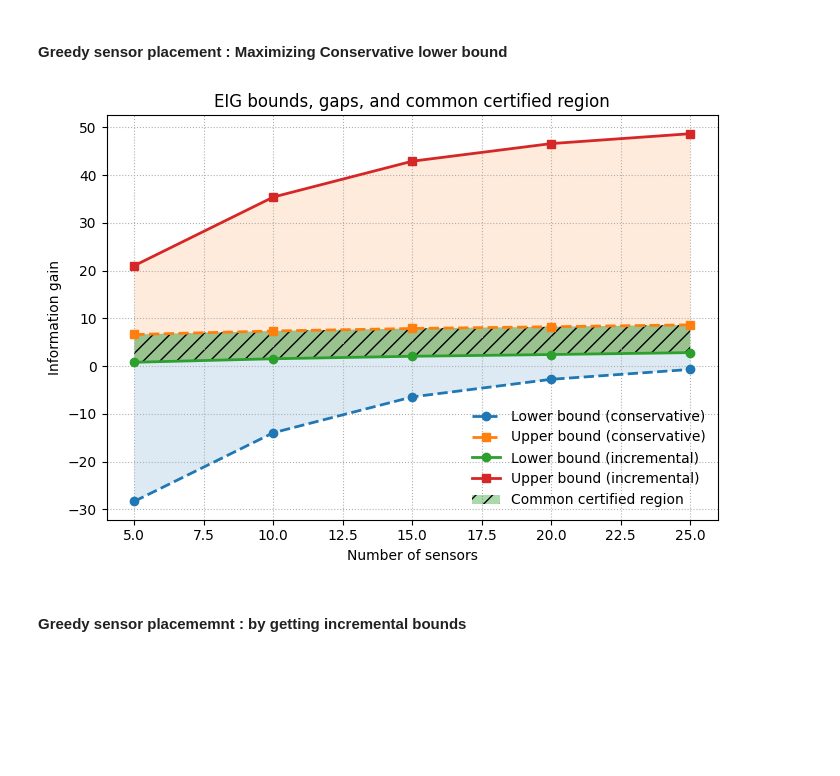
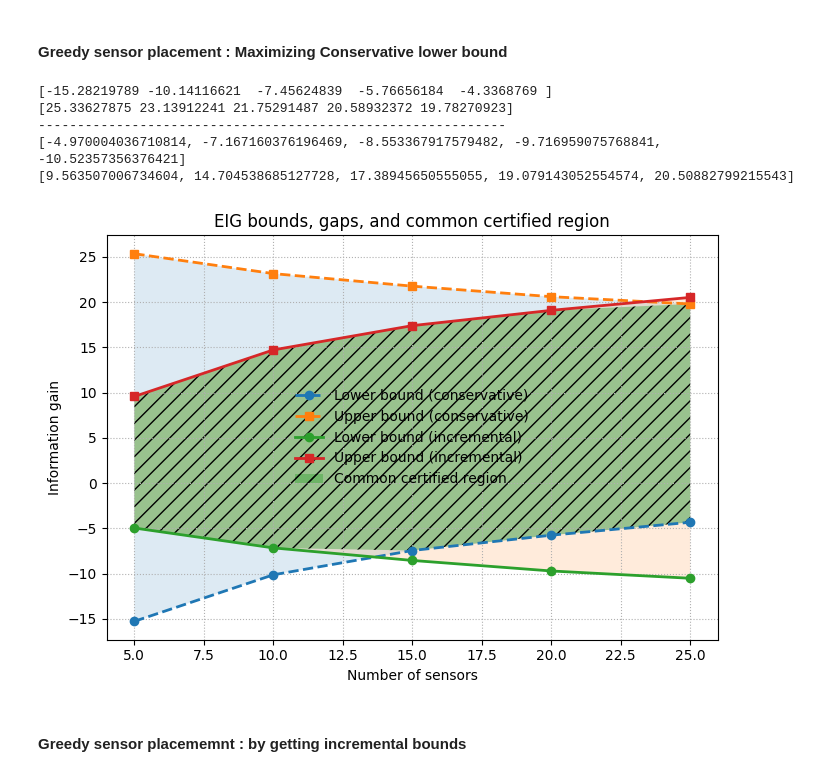
Before and after one commit to mohamed495/pyBOED, a Jupyter notebook: tutorials/notebooks/boed/tuto_bounds_GO.ipynb, the cells around one changed output. Cells and saved outputs as stored; diff of their text form; code cells hidden in the pictures; blank space fills up the shorter version.

Commit message:
update of GO version

```diff
--- a/tutorials/notebooks/boed/tuto_bounds_GO.ipynb
+++ b/tutorials/notebooks/boed/tuto_bounds_GO.ipynb
@@ -1329,8 +1226,8 @@ def eig_BS(Sigma_signal, Sigma_Y_given_theta, W):
 # %% [markdown]
 ### 10b. Direct estimator (BI) — based on $\Sigma_Y$ and $\Sigma_{\rm noise}$
 # %%
-def eig_BI(Sigma_Y, Sigma_noise, W):
-    """EIG direct estimator (BI) relative to the full-observation design.
+def eig_LB(Sigma_Y, Sigma_noise, W):
+    """EIG direct estimator (LB) relative to the full-observation design.
 
     Parameters
     ----------
@@ -1340,7 +1237,7 @@ def eig_BI(Sigma_Y, Sigma_noise, W):
 
     Returns
     -------
-    float  — Delta EIG_BI(W)
+    float  — Delta EIG_LB(W)
     """
     def log_ratio(A, B, M):
         _, la_ = la.slogdet(M.T @ A @ M)
@@ -1410,12 +1309,3 @@ def estimate_eig_memory_efficient(G, joint_prior, Sigma_obs, n_samples, batch_si
         eig_estimate += (log_num_batch - log_den_batch).sum()
 
     return eig_estimate / n_samples
-# %%
-# Version avec gestion mémoire seule
-for n_samp in [150000]:
-    eig_mem = estimate_eig_memory_efficient(
-        G = G, joint_prior = joint_prior, Sigma_obs = noise.get_covariance(N),
-        n_samples=n_samp,
-        batch_size=500
-    )
-    print(eig_mem)
@@ -1523,7 +1636,7 @@ def incremental_bounds(
 # %%
 def incremental_bounds_given_W(
     Sigma_signal:  np.ndarray,
-    Sigma_Y_theta: np.ndarray,
+    Sigma_Y_given_theta: np.ndarray,
     Sigma_Y:       np.ndarray,
     Sigma_noise:   np.ndarray,
     W:             np.ndarray
@@ -1534,7 +1647,7 @@ def incremental_bounds_given_W(
     lb = 0.0
     ub = 0.0
     _, logdet_sig = np.linalg.slogdet(W.T @ Sigma_signal  @ W)
-    _, logdet_th  = np.linalg.slogdet(W.T @ Sigma_Y_theta @ W)
+    _, logdet_th  = np.linalg.slogdet(W.T @ Sigma_Y_given_theta @ W)
     lb += 0.5 * (logdet_sig - logdet_th)
 
     _, logdet_Y   = np.linalg.slogdet(W.T @ Sigma_Y     @ W)
@@ -1556,19 +1669,19 @@ Sigma_obs = noise.get_covariance(N)
 for budget in sensor_budgets:
     indices = greedy_maximize_LB(
         Sigma_Y=Sigma_Y,
-        Sigma_noise=Sigma_obs,
+        Sigma_noise=Sigma_noise_misfit,
         n_sensors=budget
     )
     W_opt, _ = build_selection_matrices(N, indices)
 
-    lb = eig_BI(Sigma_Y, Sigma_obs, W_opt)
-    ub = eig_BS(Sigma_signal, Sigma_obs, W_opt)
+    lb = eig_LB(Sigma_Y, Sigma_noise_misfit, W_opt)
+    ub = eig_UB(Sigma_signal_misfit, Sigma_Y_given_theta, W_opt)
 
     lb_inc, ub_inc = incremental_bounds_given_W(
         Sigma_signal  = Sigma_signal,
-        Sigma_Y_theta = Sigma_obs,
+        Sigma_Y_given_theta = Sigma_Y_given_theta,
         Sigma_Y       = Sigma_Y,
-        Sigma_noise   = Sigma_obs,
+        Sigma_noise   = Sigma_noise,
         W = W_opt,
     )
 
@@ -1578,19 +1691,26 @@ for budget in sensor_budgets:
     lb_vals_inc.append(lb_inc)
     ub_vals_inc.append(ub_inc)
 # %%
+
+
 # ===============================
 # Préparation des données
 # ===============================
 
-offset = eig_mem  # mémoire spectrale
+offset = eig_kl # mémoire spectrale
 
 # Bornes conservatrices
-lb_cons = lb_vals + offset
-ub_cons = ub_vals + offset
+lb_cons = np.array(lb_vals) + offset
+ub_cons = np.array(ub_vals) + offset
+print(lb_cons)
+print(ub_cons)
+print(60*"-")
 
 # Bornes incrémentales
 lb_inc = lb_vals_inc
 ub_inc = ub_vals_inc
+print(lb_inc)
+print(ub_inc)
 
 # Intersection des intervalles
 lb_common = np.maximum(lb_cons, lb_inc)
@@ -1624,34 +1744,39 @@ ax.plot(sensor_budgets, ub_inc,
         '-s', linewidth=2,
         label='Upper bound (incremental)')
 
 ax.fill_between(sensor_budgets,
                 lb_inc, ub_inc,
                 alpha=0.15)
 
 # --- Zone commune (mise en valeur)
 ax.fill_between(sensor_budgets,
                 lb_common, ub_common,
                 where=mask,
                 interpolate=True,
                 alpha=0.4,
                 hatch='//',
                 label='Common certified region')
 
 # ===============================
 # Mise en forme
 # ===============================
 
 ax.set_xlabel("Number of sensors")
 ax.set_ylabel("Information gain")
 ax.set_title("EIG bounds, gaps, and common certified region")
 
 ax.grid(True, which='both', linestyle=':', linewidth=0.8)
 ax.legend(frameon=False)
 
 fig.tight_layout()
 plt.show()
 # %% [output]
+[-15.28219789 -10.14116621  -7.45624839  -5.76656184  -4.3368769 ]
+[25.33627875 23.13912241 21.75291487 20.58932372 19.78270923]
+------------------------------------------------------------
+[-4.970004036710814, -7.167160376196469, -8.553367917579482, -9.716959075768841, -10.52357356376421]
+[9.563507006734604, 14.704538685127728, 17.38945650555055, 19.079143052554574, 20.50882799215543]
-[figure, old version]
+[figure, new version]
 # %% [markdown]
 #### Greedy sensor placememnt  : by getting incremental bounds
 # %%
```
Also changed, not shown: parts of 43 cells of this notebook, 1 other file.
